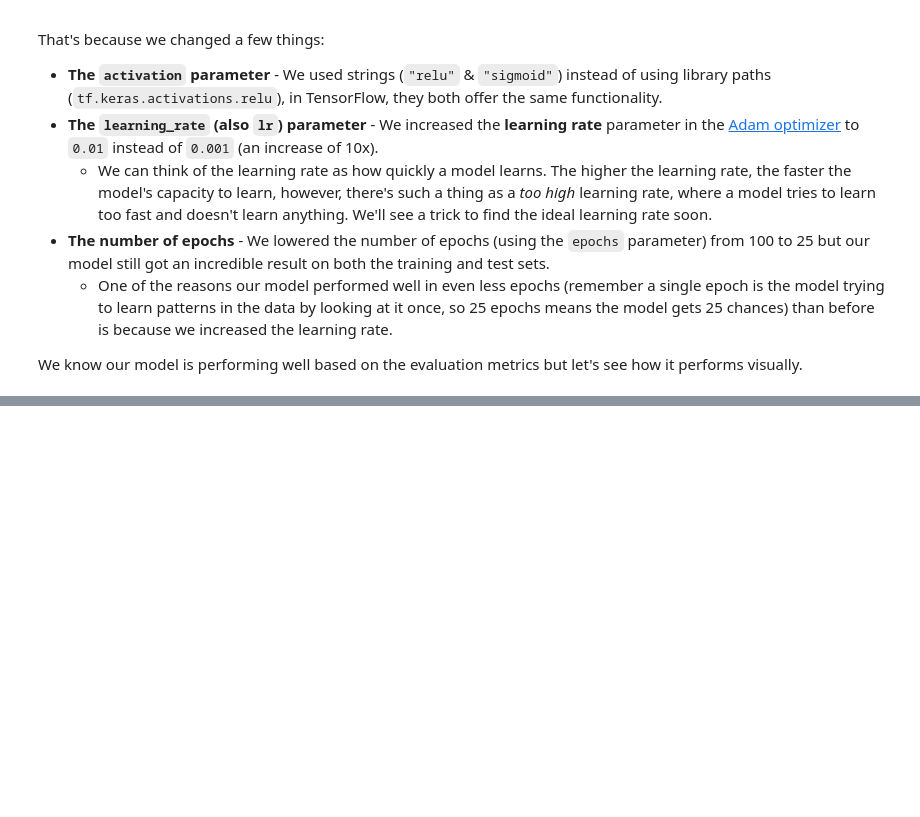
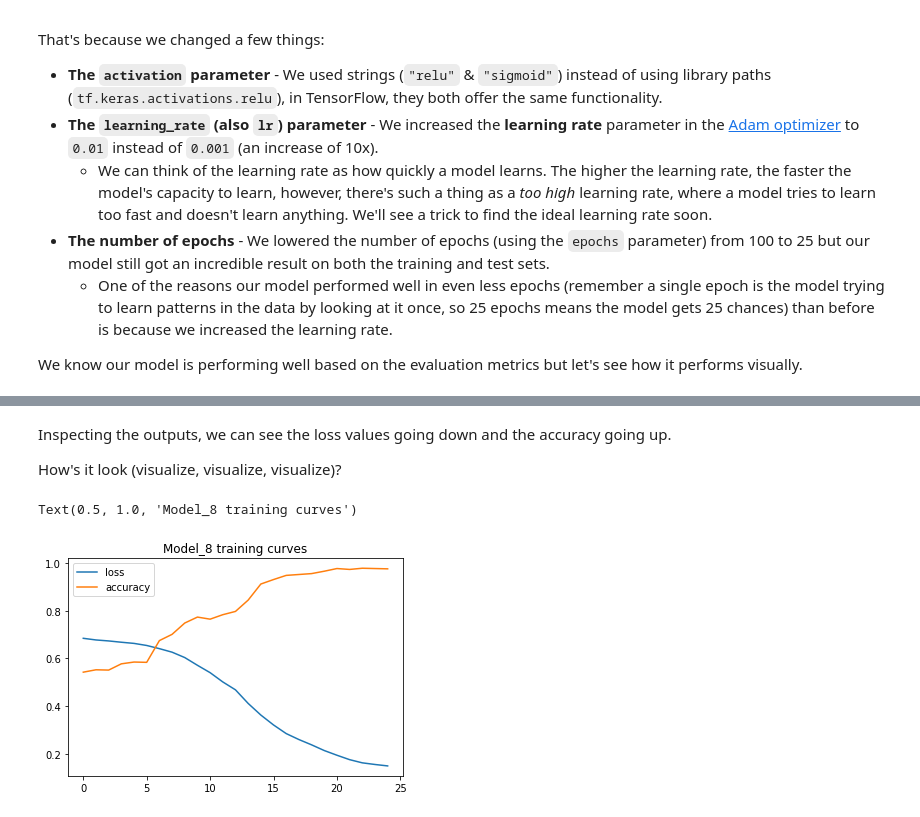
Before and after one commit to MRUTYUNJAYAMOHANTY/DATA-SCIENCE, a Jupyter notebook: TENSORFLOW/Neural_Network_Classification_TF/02_neural_network_classification_in_tensorflow.ipynb, the cells around one changed output, grey strips where cells are left out. Cells and saved outputs as stored; diff of their text form; code cells hidden in the pictures; blank space fills up the shorter version.

```diff
--- a/TENSORFLOW/Neural_Network_Classification_TF/02_neural_network_classification_in_tensorflow.ipynb
+++ b/TENSORFLOW/Neural_Network_Classification_TF/02_neural_network_classification_in_tensorflow.ipynb
@@ -858,0 +995,11 @@ We know our model is performing well based on the evaluation metrics but let's s
+# %% [markdown]
+Inspecting the outputs, we can see the loss values going down and the accuracy going up.
+
+How's it look (visualize, visualize, visualize)?
+# %%
+# Plot the loss curves
+pd.DataFrame(history.history).plot()
+plt.title("Model_8 training curves")
+# %% [output]
+Text(0.5, 1.0, 'Model_8 training curves')
+[figure, added]
```
Also changed, not shown: parts of 116 cells of this notebook.
